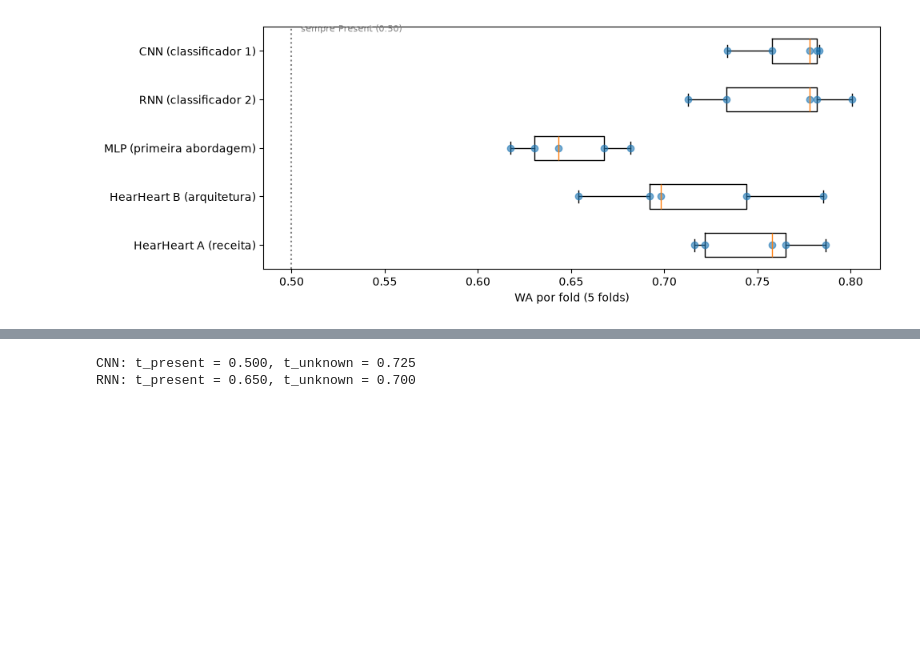
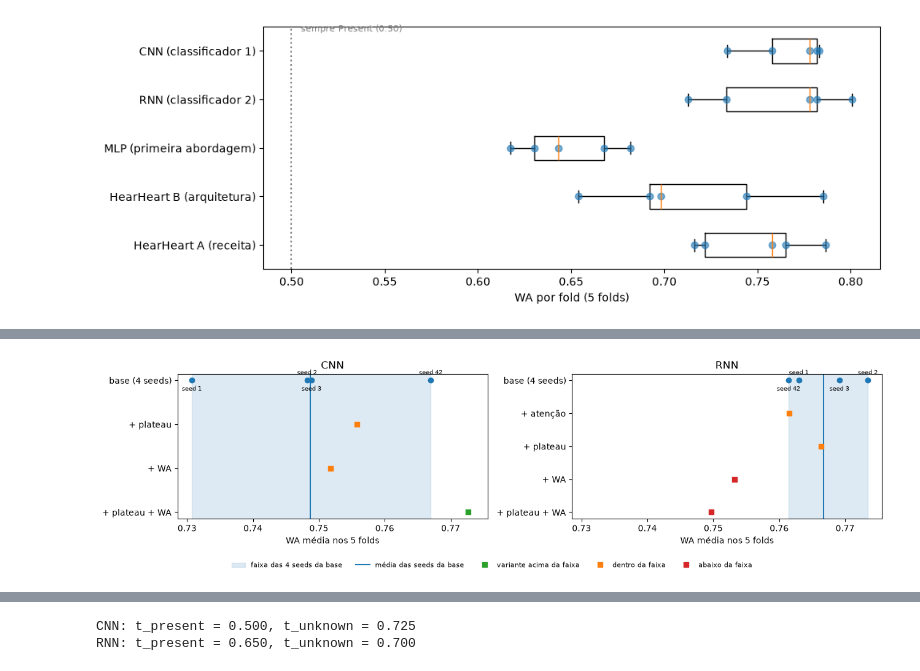
Before and after one commit to amarcos20/FCUP-DL-ML2, a Jupyter notebook: notebooks/06_cnn_rnn.ipynb, the cells around one changed output, grey strips where cells are left out. Cells and saved outputs as stored; diff of their text form; code cells hidden in the pictures; blank space fills up the shorter version.

Commit message:
Notebook 06: secção sobre a variação entre seeds da CNN e da RNN

```diff
--- a/notebooks/06_cnn_rnn.ipynb
+++ b/notebooks/06_cnn_rnn.ipynb
@@ -322,0 +333,19 @@ ax.set(xlabel='WA por fold (5 folds)'); ax.invert_yaxis(); plt.tight_layout()
+# %%
+SEEDS = {'CNN': {42: 'cnn', 1: 'cnn_s1', 2: 'cnn_s2', 3: 'cnn_s3'},
+         'RNN': {42: 'rnn', 1: 'rnn_s1', 2: 'rnn_s2', 3: 'rnn_s3'}}
+rows = []
+for model, runs in SEEDS.items():
+    for seed, f in runs.items():
+        x = R[f] if f in R else load(f)
+        R[f] = x
+        assert x['cfg'].get('seed', 42) == seed
+        t = x['table']['WA (tuned)']
+        rows.append({'modelo': model, 'seed': seed, 'WA média (5 folds)': t.mean(), 'WA dp (folds)': t.std(),
+                     **{f'recall {c}': x['rep']['recall'][c] for c in CLASSES}})
+seeds = pd.DataFrame(rows).set_index(['modelo', 'seed'])
+display(seeds.round(3))
+
+print('Resumo sobre as 4 seeds (média ± desvio padrão entre seeds):')
+summ = seeds.groupby(level='modelo').agg(['mean', 'std'])
+display(pd.DataFrame({col: summ[col]['mean'].round(3).astype(str) + ' ± ' + summ[col]['std'].round(3).astype(str)
+                      for col in seeds.columns}).drop(columns='WA dp (folds)'))
@@ -322,0 +368,29 @@ ax.set(xlabel='WA por fold (5 folds)'); ax.invert_yaxis(); plt.tight_layout()
+# %%
+# Cada variante (uma só seed) contra a faixa de WA que a mesma rede base dá só por mudar a seed
+VARIANTS = {'CNN': {'+ plateau': 'cnn_plateau', '+ WA': 'cnn_wa', '+ plateau + WA': 'cnn_plateau_wa'},
+            'RNN': {'+ atenção': 'rnn_att', '+ plateau': 'rnn_plateau', '+ WA': 'rnn_wa',
+                    '+ plateau + WA': 'rnn_plateau_wa'}}
+fig, axes = plt.subplots(1, 2, figsize=(13, 3.6), sharex=True)
+for ax, (model, var) in zip(axes, VARIANTS.items()):
+    s = seeds.loc[model, 'WA média (5 folds)']
+    ax.axvspan(s.min(), s.max(), color='C0', alpha=0.15, label='faixa das 4 seeds da base')
+    ax.axvline(s.mean(), color='C0', lw=1.5, label='média das seeds da base')
+    ax.plot(s, [-1] * len(s), 'o', color='C0')
+    for k, (seed, v) in enumerate(s.sort_values().items()):
+        ax.annotate(f'seed {seed}', (v, -1), textcoords='offset points', xytext=(0, 7 if k % 2 else -12),
+                    ha='center', fontsize=7)
+    names = list(var)
+    for j, (n, f) in enumerate(var.items()):
+        x = R[f] if f in R else load(f)
+        R[f] = x
+        v = x['table']['WA (tuned)'].mean()
+        ax.plot(v, j, 's', color='C3' if v < s.min() else ('C2' if v > s.max() else 'C1'))
+    ax.set_yticks([-1] + list(range(len(names))), ['base (4 seeds)'] + names)
+    ax.invert_yaxis(); ax.set_title(model); ax.set_xlabel('WA média nos 5 folds')
+from matplotlib.lines import Line2D
+handles = axes[0].get_legend_handles_labels()[0] + [Line2D([], [], ls='', marker='s', color=c) for c in ('C2', 'C1', 'C3')]
+labels = axes[0].get_legend_handles_labels()[1] + ['variante acima da faixa', 'dentro da faixa', 'abaixo da faixa']
+fig.legend(handles, labels, loc='lower center', ncol=5, fontsize=8, frameon=False)
+plt.tight_layout(rect=(0, 0.08, 1, 1)); plt.show()
+# %% [output]
+[figure, added]
```
Also changed, not shown: parts of 5 cells of this notebook.
